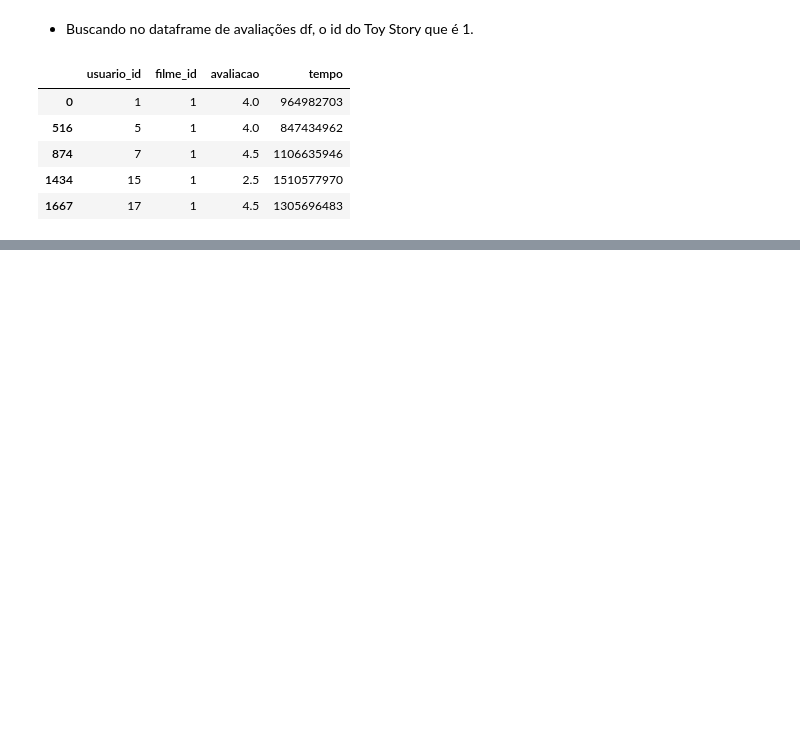
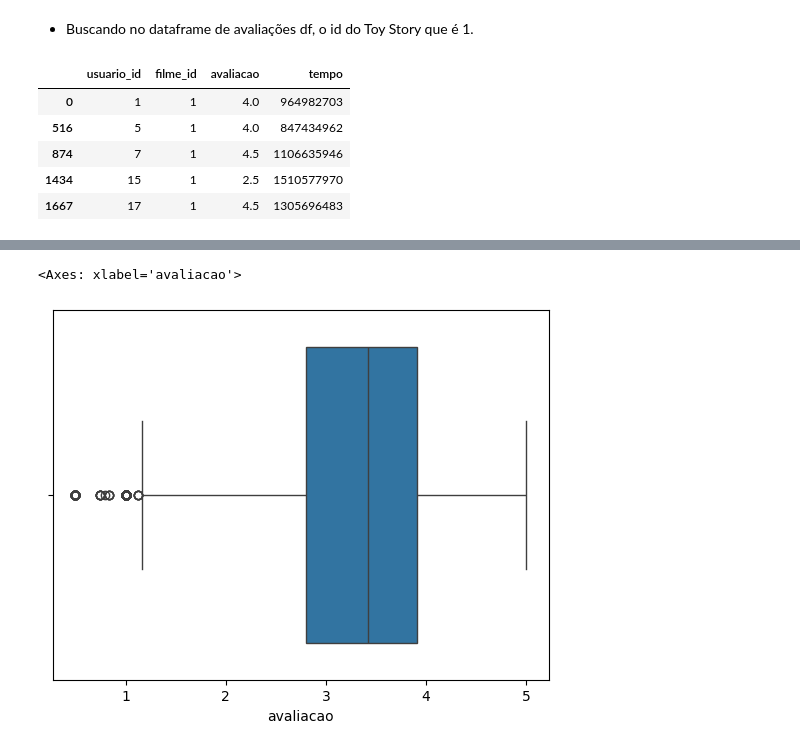
Before and after one commit to krons1996/semanaeda, a Jupyter notebook: aula1.ipynb, the cells around one changed output, grey strips where cells are left out. Saved outputs shown, nothing was run; the diff lists cells and outputs as text; code cells hidden in the pictures; blank space fills up the shorter version.

```diff
--- a/aula1.ipynb
+++ b/aula1.ipynb
@@ -363,0 +409,5 @@ df.query("filme_id == 1").head(5)
+# %%
+sns.boxplot(x = medias_por_filme)
+# %% [output]
+<Axes: xlabel='avaliacao'>
+[figure, added]
```
Also changed, not shown: parts of 13 cells of this notebook, 2 other files.
